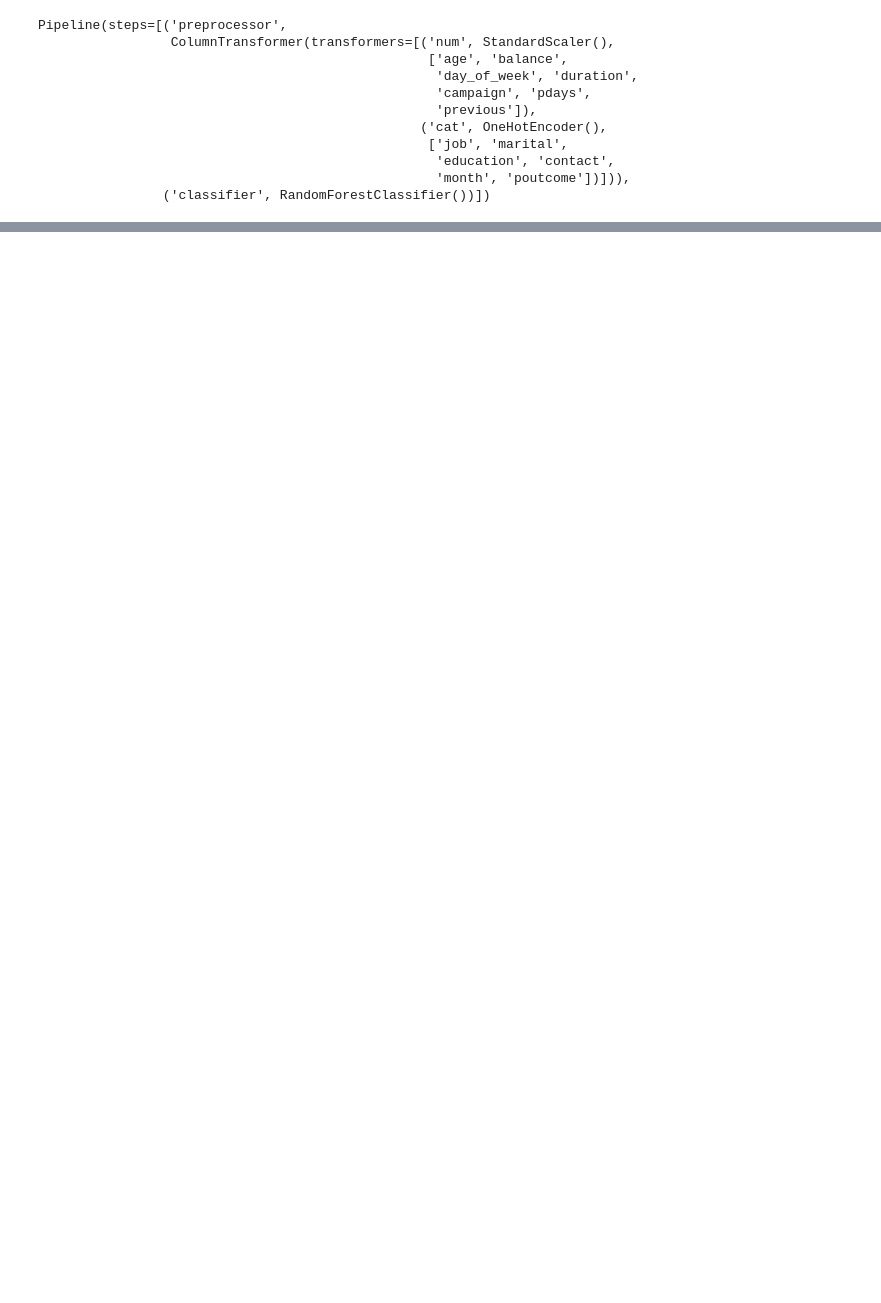
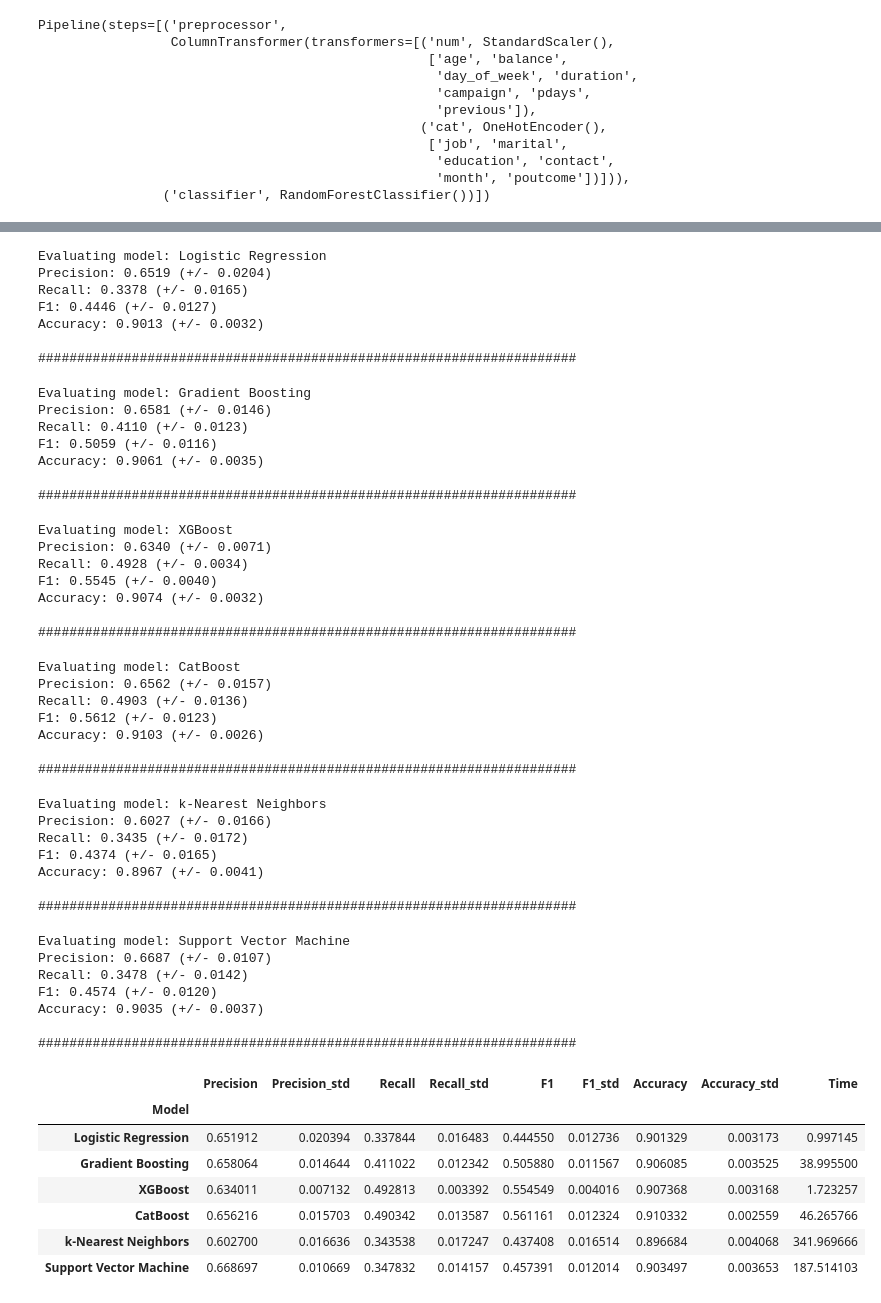
Before and after one commit to Xenodion/supervised_ml_project_waerniers_lamy, a Jupyter notebook: code/project.ipynb, the cells around one changed output, grey strips where cells are left out. Drawn from its saved outputs; the diff is of its cells as text; code cells hidden in the pictures; blank space fills up the shorter version.

```diff
--- a/code/project.ipynb
+++ b/code/project.ipynb
@@ -235,0 +241,23 @@ weighted avg       0.89      0.90      0.89      9043
+# %%
+from sklearn.linear_model import LogisticRegression
+from sklearn.ensemble import GradientBoostingClassifier
+from xgboost import XGBClassifier
+from catboost import CatBoostClassifier
+from sklearn.neighbors import KNeighborsClassifier
+from sklearn.svm import SVC
+
+LogReg = LogisticRegression()
+GradBoost = GradientBoostingClassifier()
+XGBoost = XGBClassifier()
+CatBoost = CatBoostClassifier(verbose=0)
+kNN = KNeighborsClassifier()
+SVC = SVC()
+
+models = {
+    'Logistic Regression': LogReg,
+    'Gradient Boosting': GradBoost,
+    'XGBoost': XGBoost,
+    'CatBoost': CatBoost,
+    'k-Nearest Neighbors': kNN,
+    'Support Vector Machine': SVC
+}
@@ -235,0 +328,53 @@ weighted avg       0.89      0.90      0.89      9043
+# %%
+models_evaluation(models, X, y, preprocessor)
+# %% [output]
+Evaluating model: Logistic Regression
+Precision: 0.6519 (+/- 0.0204)
+Recall: 0.3378 (+/- 0.0165)
+F1: 0.4446 (+/- 0.0127)
+Accuracy: 0.9013 (+/- 0.0032)
+
+#####################################################################
+Evaluating model: Gradient Boosting
+Precision: 0.6581 (+/- 0.0146)
+Recall: 0.4110 (+/- 0.0123)
+F1: 0.5059 (+/- 0.0116)
+Accuracy: 0.9061 (+/- 0.0035)
+
+#####################################################################
+Evaluating model: XGBoost
+Precision: 0.6340 (+/- 0.0071)
+Recall: 0.4928 (+/- 0.0034)
+F1: 0.5545 (+/- 0.0040)
+Accuracy: 0.9074 (+/- 0.0032)
+
+#####################################################################
+Evaluating model: CatBoost
+Precision: 0.6562 (+/- 0.0157)
+Recall: 0.4903 (+/- 0.0136)
+F1: 0.5612 (+/- 0.0123)
+Accuracy: 0.9103 (+/- 0.0026)
+
+#####################################################################
+Evaluating model: k-Nearest Neighbors
+Precision: 0.6027 (+/- 0.0166)
+Recall: 0.3435 (+/- 0.0172)
+F1: 0.4374 (+/- 0.0165)
+Accuracy: 0.8967 (+/- 0.0041)
+
+#####################################################################
+Evaluating model: Support Vector Machine
+Precision: 0.6687 (+/- 0.0107)
+Recall: 0.3478 (+/- 0.0142)
+F1: 0.4574 (+/- 0.0120)
+Accuracy: 0.9035 (+/- 0.0037)
+
+#####################################################################
+|  | Precision | Precision_std | Recall | Recall_std | F1 | F1_std | Accuracy | Accuracy_std | Time |
+| Model |  |  |  |  |  |  |  |  |  |
+| Logistic Regression | 0.651912 | 0.020394 | 0.337844 | 0.016483 | 0.444550 | 0.012736 | 0.901329 | 0.003173 | 0.997145 |
+| Gradient Boosting | 0.658064 | 0.014644 | 0.411022 | 0.012342 | 0.505880 | 0.011567 | 0.906085 | 0.003525 | 38.995500 |
+| XGBoost | 0.634011 | 0.007132 | 0.492813 | 0.003392 | 0.554549 | 0.004016 | 0.907368 | 0.003168 | 1.723257 |
+| CatBoost | 0.656216 | 0.015703 | 0.490342 | 0.013587 | 0.561161 | 0.012324 | 0.910332 | 0.002559 | 46.265766 |
+| k-Nearest Neighbors | 0.602700 | 0.016636 | 0.343538 | 0.017247 | 0.437408 | 0.016514 | 0.896684 | 0.004068 | 341.969666 |
+| Support Vector Machine | 0.668697 | 0.010669 | 0.347832 | 0.014157 | 0.457391 | 0.012014 | 0.903497 | 0.003653 | 187.514103 |
```
Also changed, not shown: parts of 6 cells of this notebook, 7 other files.
